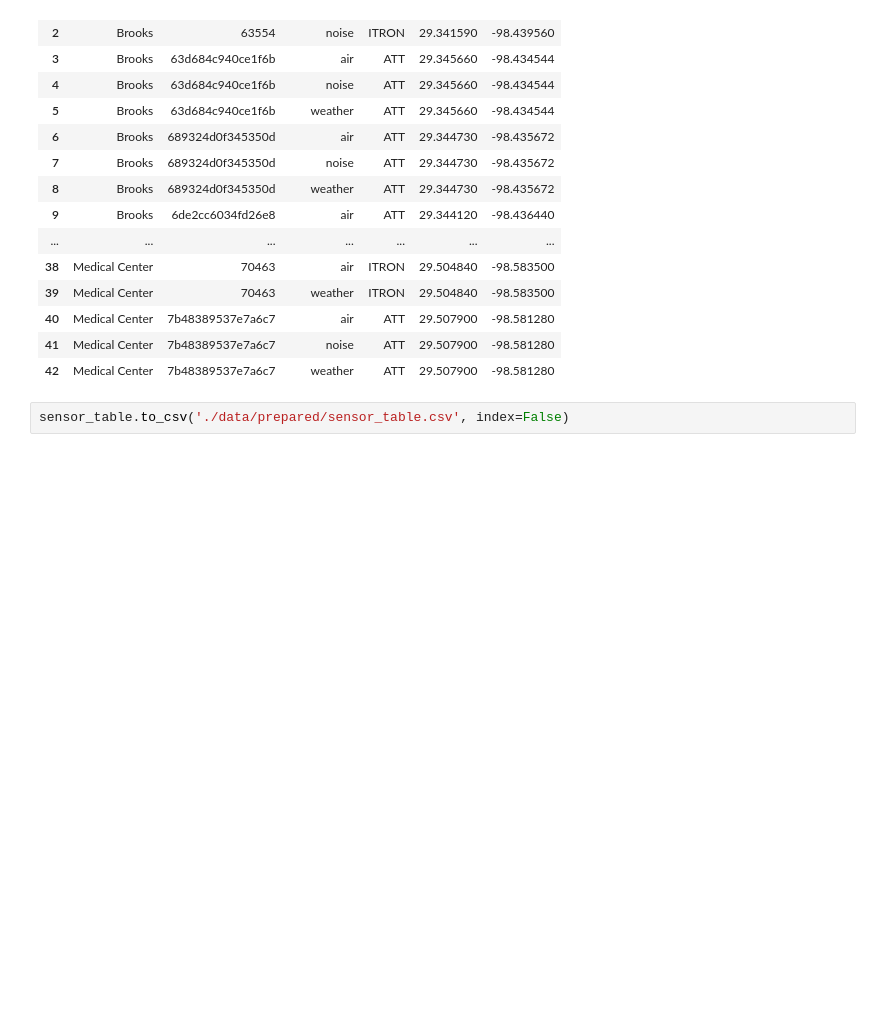
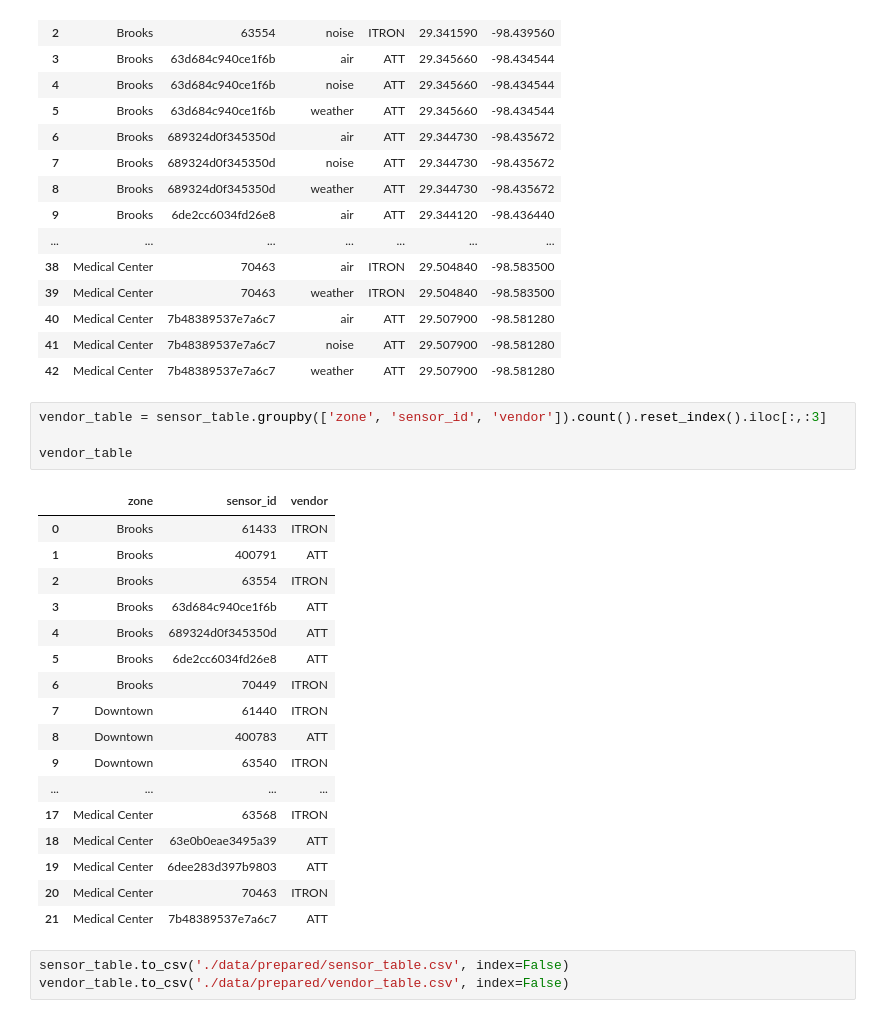
Before and after one commit to Promeos/Smart_San_Antonio, a Jupyter notebook: Sensors.ipynb, the cells around one changed output. Saved outputs shown, nothing was run; the diff lists cells and outputs as text; blank space fills up the shorter version.

Commit message:
Created vendor table. I need to research air quality metrics.

```diff
--- a/Sensors.ipynb
+++ b/Sensors.ipynb
@@ -107,5 +107,28 @@ sensor_table
 | 40 | Medical Center | 7b48389537e7a6c7 | air | ATT | 29.507900 | -98.581280 |
 | 41 | Medical Center | 7b48389537e7a6c7 | noise | ATT | 29.507900 | -98.581280 |
 | 42 | Medical Center | 7b48389537e7a6c7 | weather | ATT | 29.507900 | -98.581280 |
+# %%
+vendor_table = sensor_table.groupby(['zone', 'sensor_id', 'vendor']).count().reset_index().iloc[:,:3]
+
+vendor_table
+# %% [output]
+|  | zone | sensor_id | vendor |
+| 0 | Brooks | 61433 | ITRON |
+| 1 | Brooks | 400791 | ATT |
+| 2 | Brooks | 63554 | ITRON |
+| 3 | Brooks | 63d684c940ce1f6b | ATT |
+| 4 | Brooks | 689324d0f345350d | ATT |
+| 5 | Brooks | 6de2cc6034fd26e8 | ATT |
+| 6 | Brooks | 70449 | ITRON |
+| 7 | Downtown | 61440 | ITRON |
+| 8 | Downtown | 400783 | ATT |
+| 9 | Downtown | 63540 | ITRON |
+| ... | ... | ... | ... |
+| 17 | Medical Center | 63568 | ITRON |
+| 18 | Medical Center | 63e0b0eae3495a39 | ATT |
+| 19 | Medical Center | 6dee283d397b9803 | ATT |
+| 20 | Medical Center | 70463 | ITRON |
+| 21 | Medical Center | 7b48389537e7a6c7 | ATT |
 # %%
 sensor_table.to_csv('./data/prepared/sensor_table.csv', index=False)
+vendor_table.to_csv('./data/prepared/vendor_table.csv', index=False)
```
Also changed, not shown: 2 other files.
